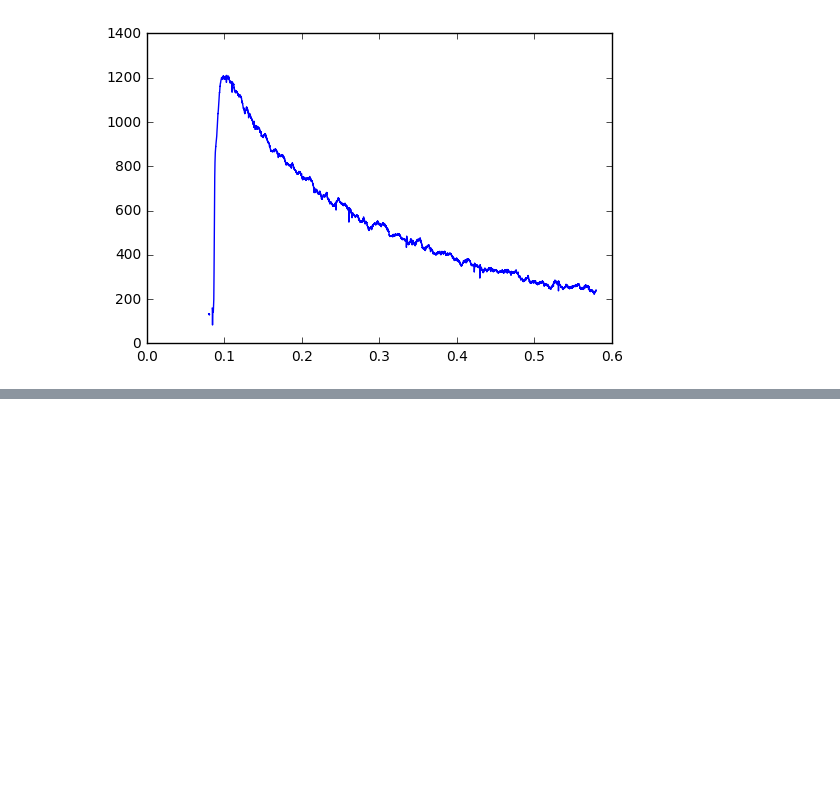
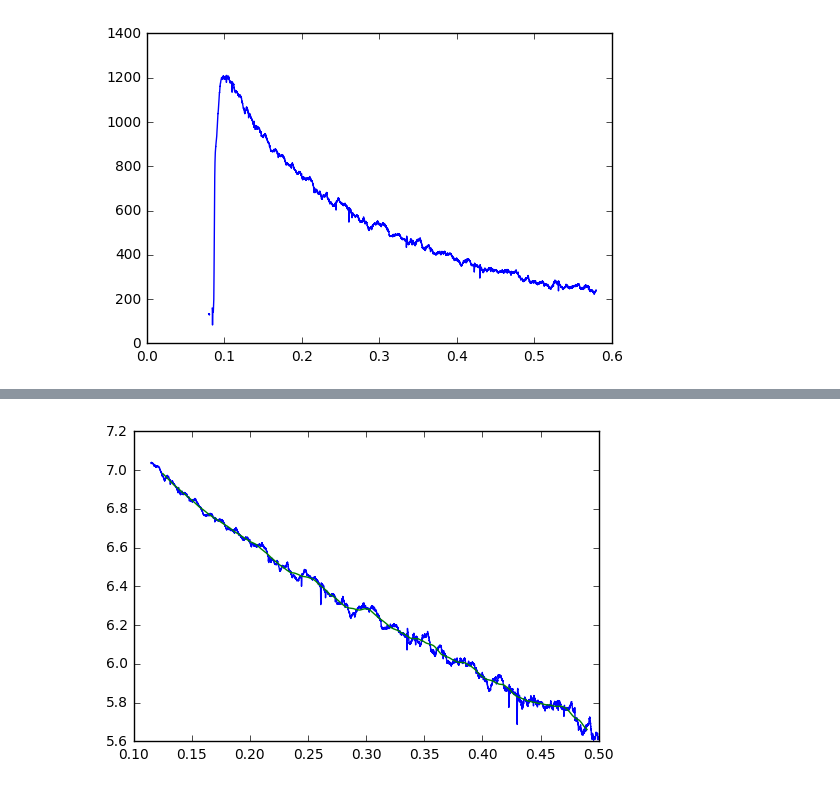
Before and after one commit to yuwie10/ephysAnalysis, a Jupyter notebook: ephysAnalysis.ipynb, the cells around one changed output, grey strips where cells are left out. Cells and saved outputs as stored; diff of their text form; code cells hidden in the pictures; blank space fills up the shorter version.

```diff
--- a/ephysAnalysis.ipynb
+++ b/ephysAnalysis.ipynb
@@ -71,7 +74,10 @@ firstStimBegin = 0.08
 firstStimEnd = 0.125
 secStimBegin = 0.136
 secStimEnd = 0.175
+
 endTauTrace = 0.58
+beginTau = 0.115
+endTau = 0.5
 # %%
 #load excel file
 waveInfo = pd.read_excel('2016.10.26_Cell1.xlsx')
@@ -236,3 +236,6 @@ plt.plot(tauTrace)
 plt.show()
 # %% [output]
 [figure]
+# %%
+curveToFit = tauTrace[beginTau:endTau]
+curveToFit.head()
@@ -238,0 +250,14 @@ plt.show()
+# %%
+pA = np.log(np.array(curveToFit['w26']))
+pA
+sec = np.array(curveToFit.index)
+sec
+N = 1000
+smoothpA = np.convolve(pA, np.ones((N,))/N, mode='valid')
+smoothsec = np.convolve(sec, np.ones((N,))/N, mode='valid')
+# %%
+plt.plot(sec, pA)
+plt.plot(smoothsec, smoothpA)
+plt.show()
+# %% [output]
+[figure, added]
```
Also changed, not shown: parts of 10 cells of this notebook.
